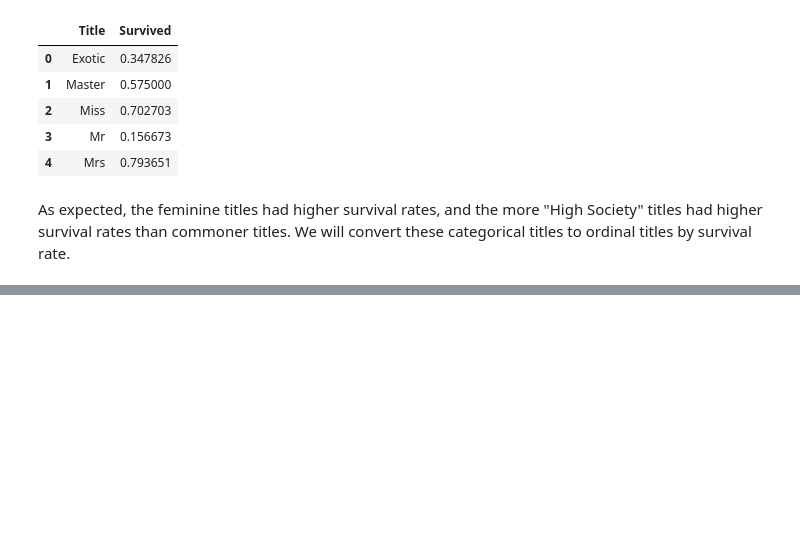
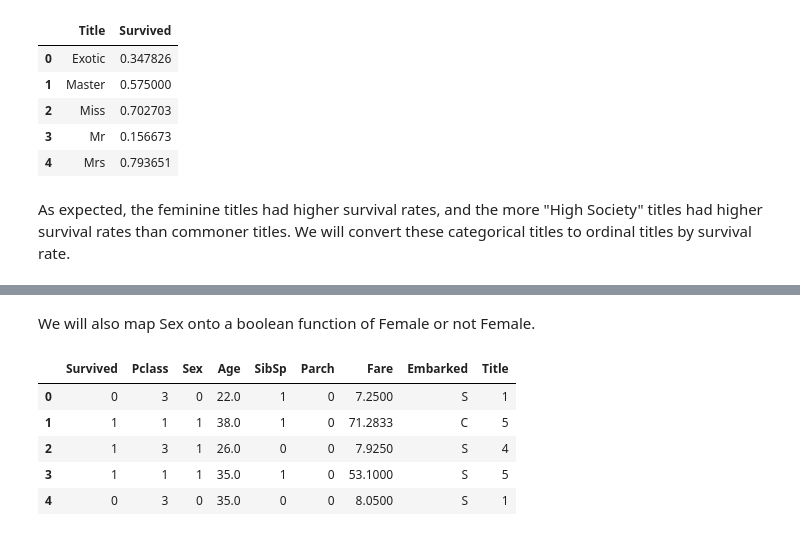
Before and after one commit to johnma02/kaggle-titanic, a Jupyter notebook: titanic-dataset.ipynb, the cells around one changed output, grey strips where cells are left out. Drawn from its saved outputs; the diff is of its cells as text; code cells hidden in the pictures; blank space fills up the shorter version.

```diff
--- a/titanic-dataset.ipynb
+++ b/titanic-dataset.ipynb
@@ -148,8 +142,8 @@ combine = [train_df, test_df]
 ### Motivation:
 During the early 20th century, certain titles were a rare commodity amongst commmon folk. Typically, titles such as Dr. or Sir. were reserved for higher class members of society. We will take advantage of the fact that our data set contains names which include titles if a passenger had one, and create a new input feature named "Title." Luckily, this will only take a small amount of globbing, as the titles typically ended with a period.
 # %%
-for i in combine:
-    i["Title"] = i.Name.str.extract(' ([A-Za-z]+)\.', expand=False)
+for i in combined:
+    i["Title"] = i["Name"].str.extract(' ([A-Za-z]+)\.', expand=False)
 pd.crosstab(train_df["Title"], train_df["Sex"])
 # %% [output]
 | Sex | female | male |
@@ -174,7 +168,7 @@ pd.crosstab(train_df["Title"], train_df["Sex"])
 # %% [markdown]
 We will go ahead and group together the rarer titles in a category called "Exotic". We will also clean up the data by anglicizing the titles.
 # %%
-for i in combine:
+for i in combined:
     i["Title"] = i["Title"].replace(["Lady", "Countess", "Capt", "Col",
                                      "Don", "Dr", "Major", "Rev", "Sir",
                                      "Jonkheer", "Dona"], "Exotic")
@@ -194,7 +188,7 @@ train_df[["Title", "Survived"]].groupby(["Title"], as_index=False).mean()
 As expected, the feminine titles had higher survival rates, and the more "High Society" titles had higher survival rates than commoner titles. We will convert these categorical titles to ordinal titles by survival rate.
 # %%
 title_map = {"Mr": 1, "Exotic": 2, "Master": 3, "Miss": 4, "Mrs": 5}
-for i in combine:
+for i in combined:
     i["Title"] = i["Title"].map(title_map)
     i["Title"] = i["Title"].fillna(0)
 train_df.tail()
@@ -207,0 +216,14 @@ train_df.tail()
+# %% [markdown]
+We will also map Sex onto a boolean function of Female or not Female.
+# %%
+for i in combined:
+    i["Sex"] = i["Sex"].map({"female": 1, "male":0}).astype('int')
+
+train_df.head()
+# %% [output]
+|  | Survived | Pclass | Sex | Age | SibSp | Parch | Fare | Embarked | Title |
+| 0 | 0 | 3 | 0 | 22.0 | 1 | 0 | 7.2500 | S | 1 |
+| 1 | 1 | 1 | 1 | 38.0 | 1 | 0 | 71.2833 | C | 5 |
+| 2 | 1 | 3 | 1 | 26.0 | 0 | 0 | 7.9250 | S | 4 |
+| 3 | 1 | 1 | 1 | 35.0 | 1 | 0 | 53.1000 | S | 5 |
+| 4 | 0 | 3 | 0 | 35.0 | 0 | 0 | 8.0500 | S | 1 |
```
Also changed, not shown: parts of 18 cells of this notebook.
